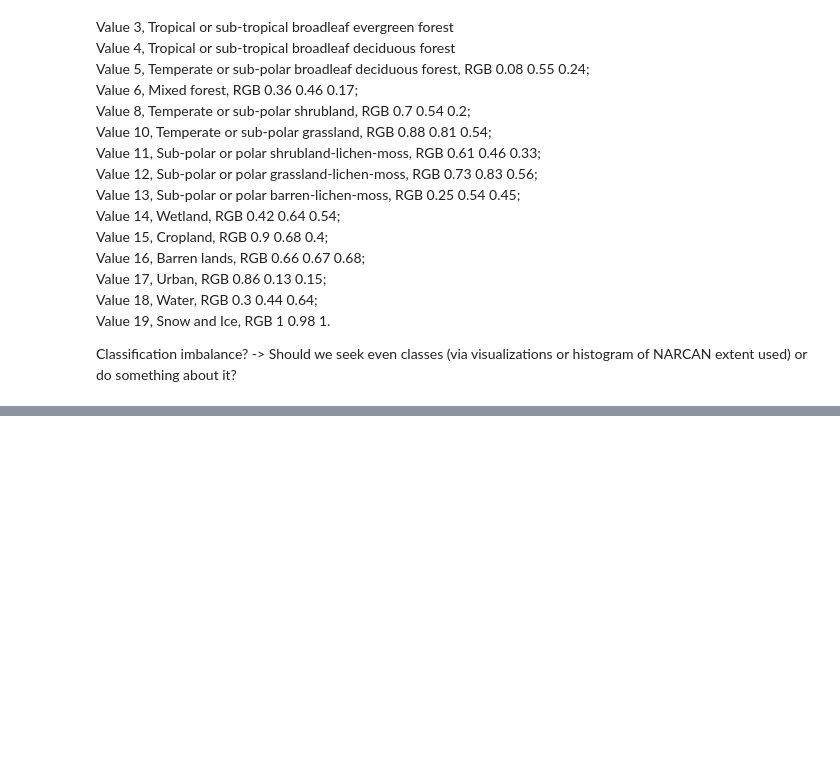
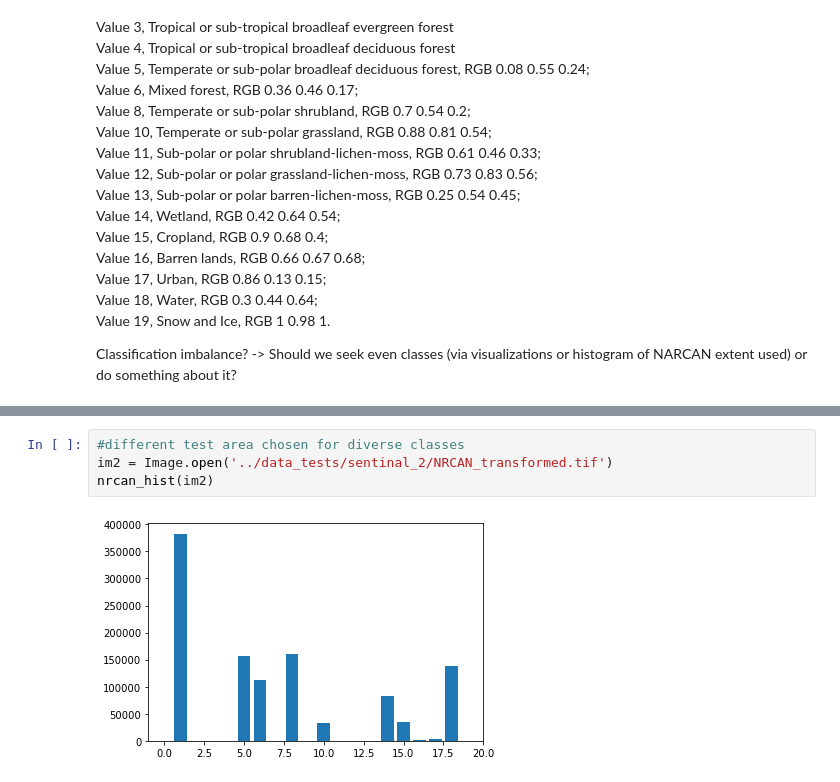
Before and after one commit to fynnweaver/Land_Cover_Classification, a Jupyter notebook: Overview.ipynb, the cells around one changed output, grey strips where cells are left out. Cells and saved outputs as stored; diff of their text form; blank space fills up the shorter version.

```diff
--- a/Overview.ipynb
+++ b/Overview.ipynb
@@ -60,0 +92,6 @@ Classification imbalance? -> Should we seek even classes (via visualizations or
+# %%
+#different test area chosen for diverse classes
+im2 = Image.open('../data_tests/sentinal_2/NRCAN_transformed.tif')
+nrcan_hist(im2)
+# %% [output]
+[figure, added]
```
Also changed, not shown: parts of 3 cells of this notebook.
